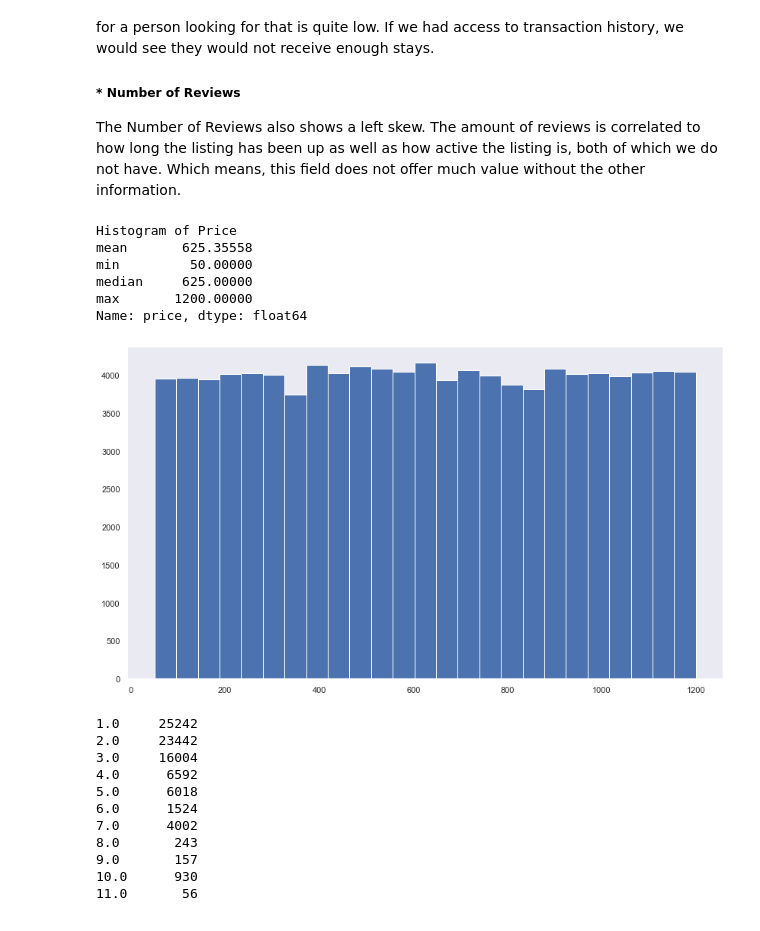
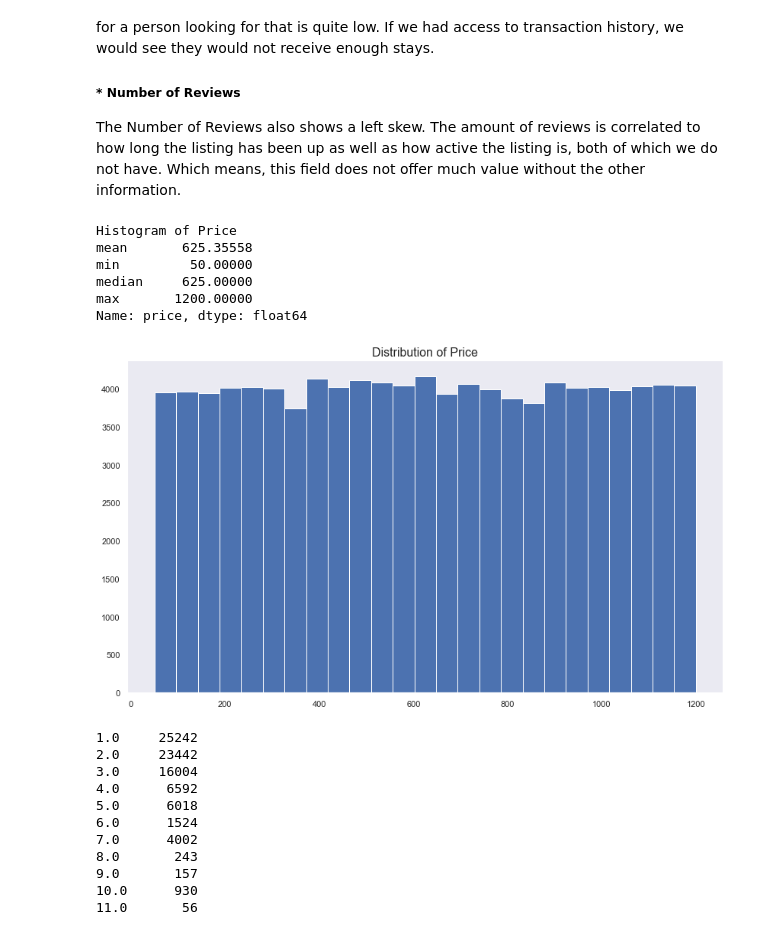
Before and after one commit to adalal80/AirBnB_EDA, a Jupyter notebook: AirBnB.ipynb, the cells around one changed output. Saved outputs shown, nothing was run; the diff lists cells and outputs as text; code cells hidden in the pictures.

```diff
--- a/AirBnB.ipynb
+++ b/AirBnB.ipynb
@@ -300,16 +302,17 @@ The Number of Reviews also shows a left skew. The amount of reviews is correlate
 # %%
 print ('Histogram of Price')
 print (df['price'].agg({min,max,np.mean, np.median}))
 plt.figure(figsize=(14,8))
-plt.hist(x=df2['price'],bins=25);
+plt.hist(x=df2['price'],bins=25)
+plt.title('Distribution of Price',fontsize=16);
 # %% [output]
 Histogram of Price
 mean       625.35558
 min         50.00000
 median     625.00000
 max       1200.00000
 Name: price, dtype: float64
-[figure, old version]
+[figure, new version]
 # %%
 df2['minimum nights'].value_counts().sort_index()
 # %% [output]
```
Also changed, not shown: parts of 5 cells of this notebook.
